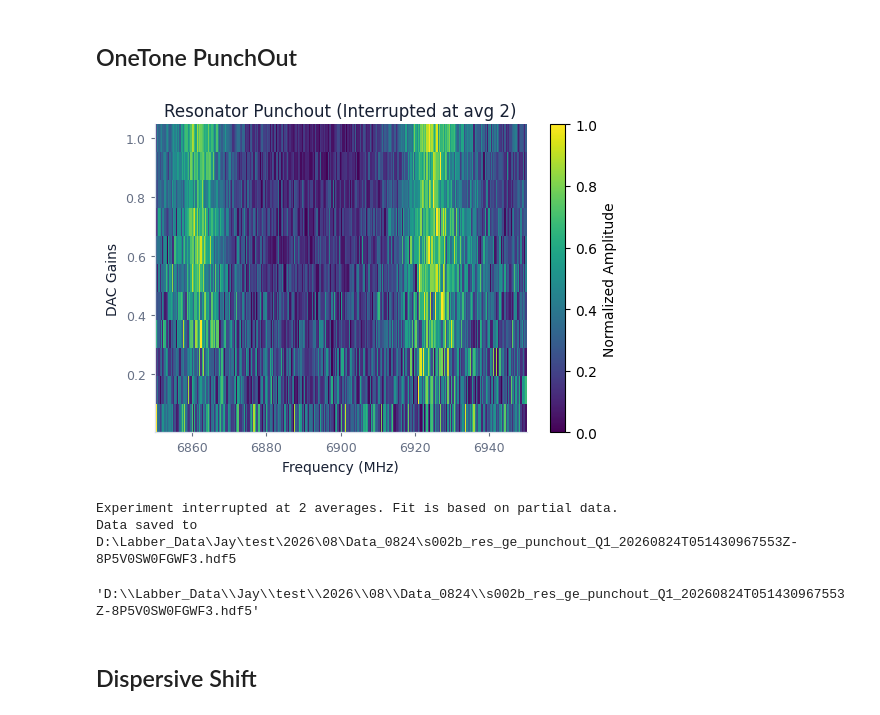
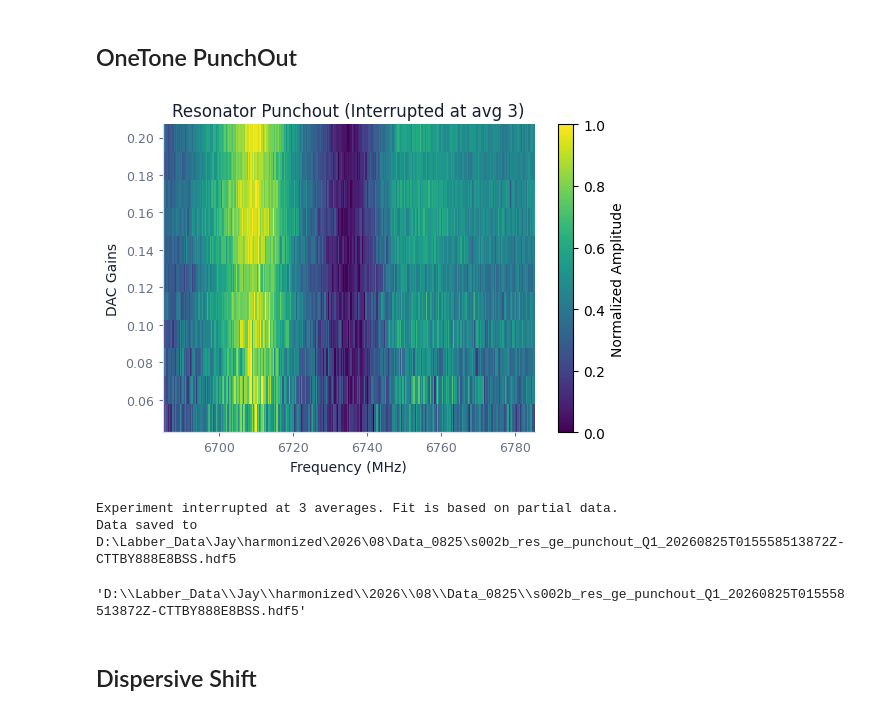
Before and after one commit to JayChien04717/QickworksaceV2_proj, a Jupyter notebook: QickworkspaceV2.ipynb, the cells around one changed output. Cells and saved outputs as stored; diff of their text form; code cells hidden in the pictures.

```diff
--- a/QickworkspaceV2.ipynb
+++ b/QickworkspaceV2.ipynb
@@ -144,14 +154,14 @@ Read-only checks plus optional write examples. The write examples are commented
 # %%
 from QickworkspaceV2.experiments.resonator import BroadbandResonatorSpec
 
-START_FREQ = 6600  # [MHz]
-STOP_FREQ = 7000 #[MHz]
+START_FREQ = 1000  # [MHz]
+STOP_FREQ = 9000 #[MHz]
 
 
 
 STEPS = 1001
 config_all.update('threshold', None)
-config_all.update("res_gain_ge", 1, q_index=qubit)
+config_all.update("res_gain_ge", 0.1, q_index=qubit)
 config_all.update("res_sigma", 0.01, q_index=qubit)
 run_cfg = config_all.get_qubit(qubit)
 
@@ -178,13 +209,13 @@ from QickworkspaceV2.experiments.resonator import ResonatorSpec
 START_FREQ = config_all.get_qubit(qubit)["res_freq_ge"] - 5  # [MHz]
 STOP_FREQ = config_all.get_qubit(qubit)["res_freq_ge"] + 5  # [MHz]
 
-START_FREQ = 6735-50  # [MHz]
-STOP_FREQ = 6735 + 50  # [MHz]
+START_FREQ = 6733 - 30  # [MHz]
+STOP_FREQ = 6733 + 20  # [MHz]
 
 
 STEPS = 201
 config_all.update('threshold', None)
-config_all.update("res_gain_ge", 0.3, q_index=qubit)
+config_all.update("res_gain_ge", 0.1, q_index=qubit)
 config_all.update("res_sigma", 0.1)
 run_cfg = config_all.get_qubit(qubit)
 
@@ -255,37 +286,37 @@ Sweep resonator frequency while stepping a Yoko current through `BaseInstrumentM
 # %%
 from QickworkspaceV2.experiments.resonator import Punchout
 
 START_FREQ = config_all.get_qubit(qubit)["res_freq_ge"] - 20  # [MHz]
 STOP_FREQ = config_all.get_qubit(qubit)["res_freq_ge"] + 20  # [MHz]
-START_FREQ = 6850  # [MHz]
-STOP_FREQ = 6950  # [MHz]
+START_FREQ = 6735-50  # [MHz]
+STOP_FREQ = 6735 + 50  # [MHz]
 
 STEPS_freq = 301
 
 START_gain = 0.05
-STOP_gain = 1
+STOP_gain = 0.2
 STEPS_gain = 11
 
 run_cfg = config_all.get_qubit(qubit)
 run_cfg.update(
     [
 
         ("f_steps", STEPS_freq),
         ("res_freq_ge", QickSweep1D("freqloop", START_FREQ, STOP_FREQ)),
         ("g_steps", STEPS_gain),
         ("res_gain_ge", QickSweep1D("gainloop", START_gain, STOP_gain)),
         ("relax_delay", 0),
         ('threshold', None)
     ]
 )
 punchout = Punchout(run_cfg)
 punchout.run(py_avg=100, show_final_plot=True)
 punchout.saveLabber(qubit, config_all=config_all)
 # %% [output]
-[figure, old version]
+[figure, new version]
-Experiment interrupted at 2 averages. Fit is based on partial data.
-Data saved to D:\Labber_Data\Jay\test\2026\08\Data_0824\s002b_res_ge_punchout_Q1_20260824T051430967553Z-8P5V0SW0FGWF3.hdf5
+Experiment interrupted at 3 averages. Fit is based on partial data.
+Data saved to D:\Labber_Data\Jay\harmonized\2026\08\Data_0825\s002b_res_ge_punchout_Q1_20260825T015558513872Z-CTTBY888E8BSS.hdf5
-'D:\\Labber_Data\\Jay\\test\\2026\\08\\Data_0824\\s002b_res_ge_punchout_Q1_20260824T051430967553Z-8P5V0SW0FGWF3.hdf5'
+'D:\\Labber_Data\\Jay\\harmonized\\2026\\08\\Data_0825\\s002b_res_ge_punchout_Q1_20260825T015558513872Z-CTTBY888E8BSS.hdf5'
 # %% [markdown]
 ## Dispersive Shift
 # %%
```
Also changed, not shown: parts of 8 cells of this notebook, 9 other files.
